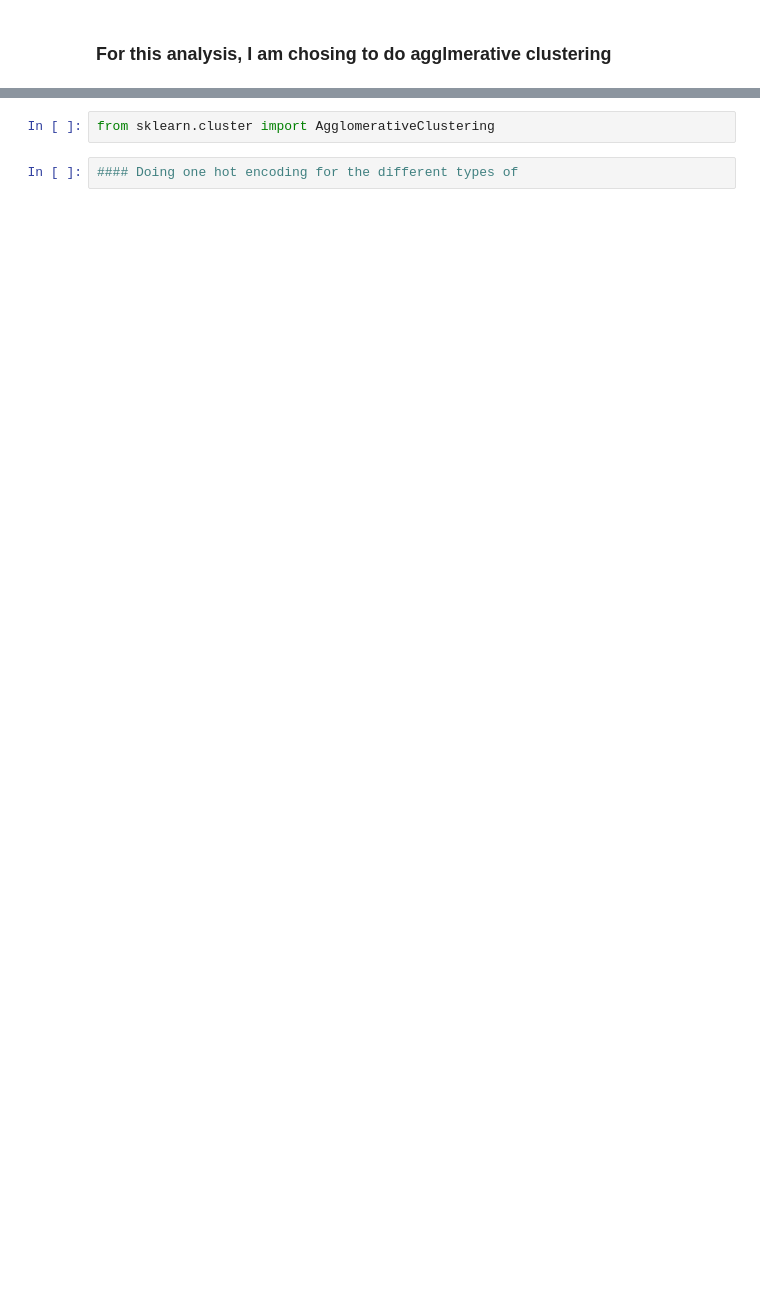
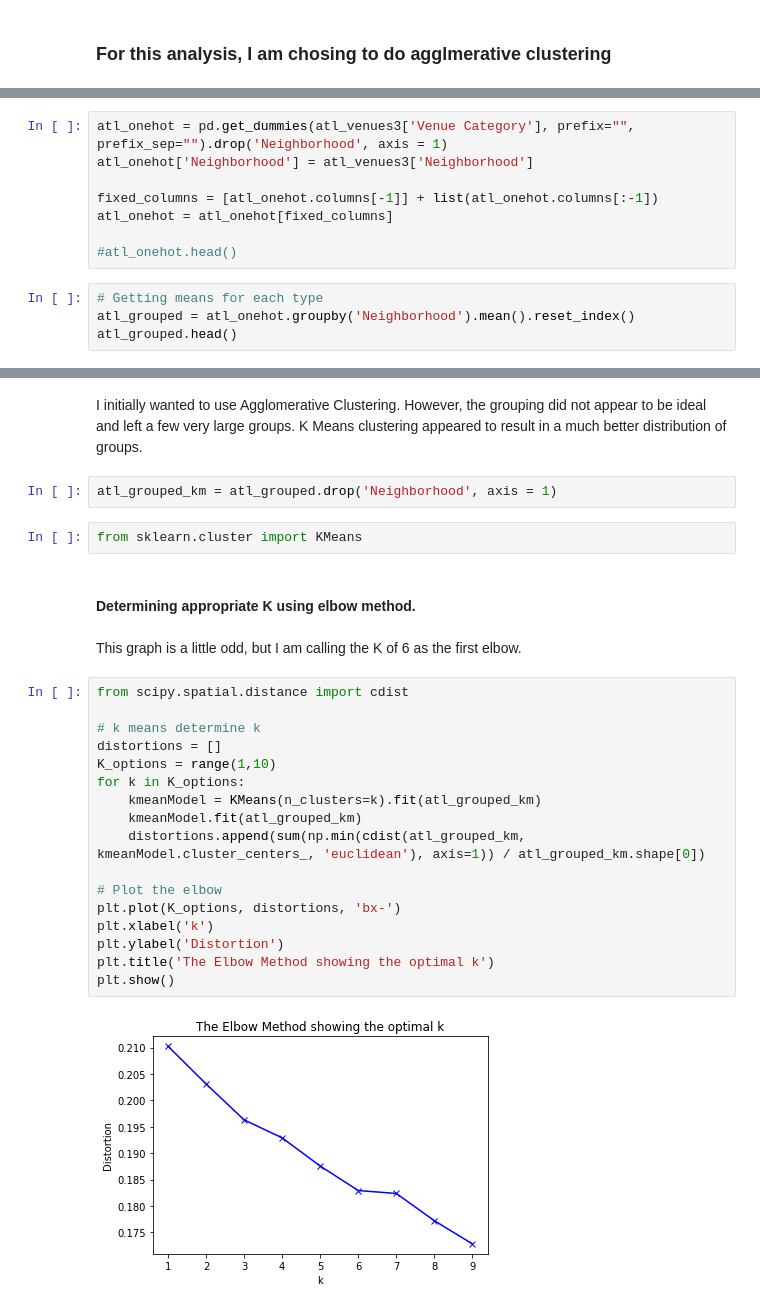
Before and after one commit to MattWittbrodt/capstone_project, a Jupyter notebook: Capstone_Week1_Business Problem.ipynb, the cells around one changed output, grey strips where cells are left out. Saved outputs shown, nothing was run; the diff lists cells and outputs as text; blank space fills up the shorter version.

Commit message:
finished first draft of project

```diff
--- a/Capstone_Week1_Business Problem.ipynb
+++ b/Capstone_Week1_Business Problem.ipynb
@@ -256,0 +263,12 @@ new_map_atl
+# %%
+atl_onehot = pd.get_dummies(atl_venues3['Venue Category'], prefix="", prefix_sep="").drop('Neighborhood', axis = 1)
+atl_onehot['Neighborhood'] = atl_venues3['Neighborhood']
+
+fixed_columns = [atl_onehot.columns[-1]] + list(atl_onehot.columns[:-1])
+atl_onehot = atl_onehot[fixed_columns]
+
+#atl_onehot.head()
+# %%
+# Getting means for each type
+atl_grouped = atl_onehot.groupby('Neighborhood').mean().reset_index()
+atl_grouped.head()
@@ -257,4 +300,29 @@ new_map_atl
+# %% [markdown]
+I initially wanted to use Agglomerative Clustering. However, the grouping did not appear to be ideal and left a few very large groups. K Means clustering appeared to result in a much better distribution of groups.
+# %%
+atl_grouped_km = atl_grouped.drop('Neighborhood', axis = 1)
 # %%
-from sklearn.cluster import AgglomerativeClustering
+from sklearn.cluster import KMeans
-# %%
-#### Doing one hot encoding for the different types of
+# %% [markdown]
+#### Determining appropriate K using elbow method.
+# %% [markdown]
+This graph is a little odd, but I am calling the K of 6 as the first elbow.
+# %%
+from scipy.spatial.distance import cdist
+
+# k means determine k
+distortions = []
+K_options = range(1,10)
+for k in K_options:
+    kmeanModel = KMeans(n_clusters=k).fit(atl_grouped_km)
+    kmeanModel.fit(atl_grouped_km)
+    distortions.append(sum(np.min(cdist(atl_grouped_km, kmeanModel.cluster_centers_, 'euclidean'), axis=1)) / atl_grouped_km.shape[0])
+
+# Plot the elbow
+plt.plot(K_options, distortions, 'bx-')
+plt.xlabel('k')
+plt.ylabel('Distortion')
+plt.title('The Elbow Method showing the optimal k')
+plt.show()
+# %% [output]
+[figure, added]
```
Also changed, not shown: parts of 45 cells of this notebook.
